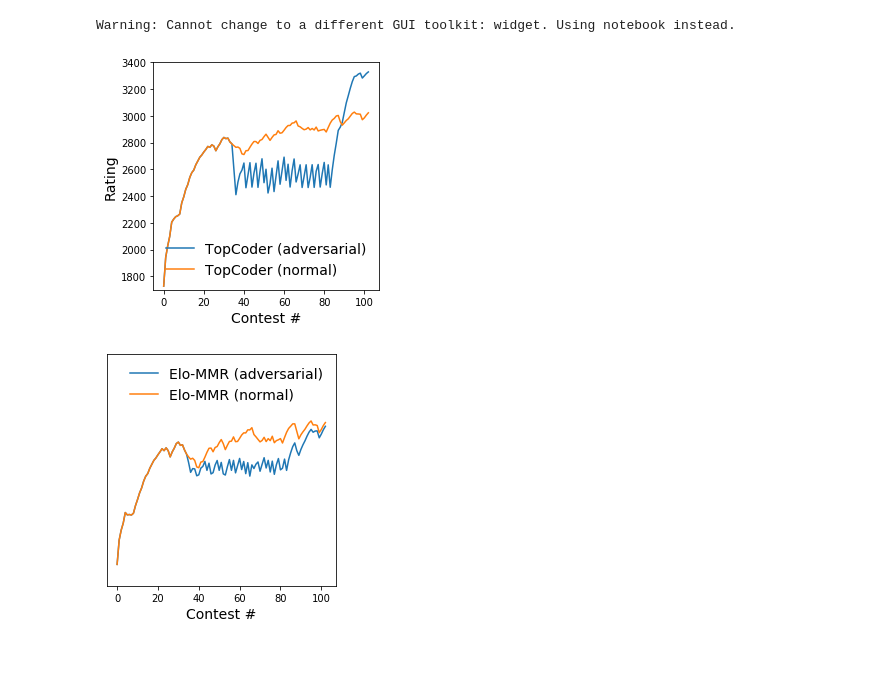
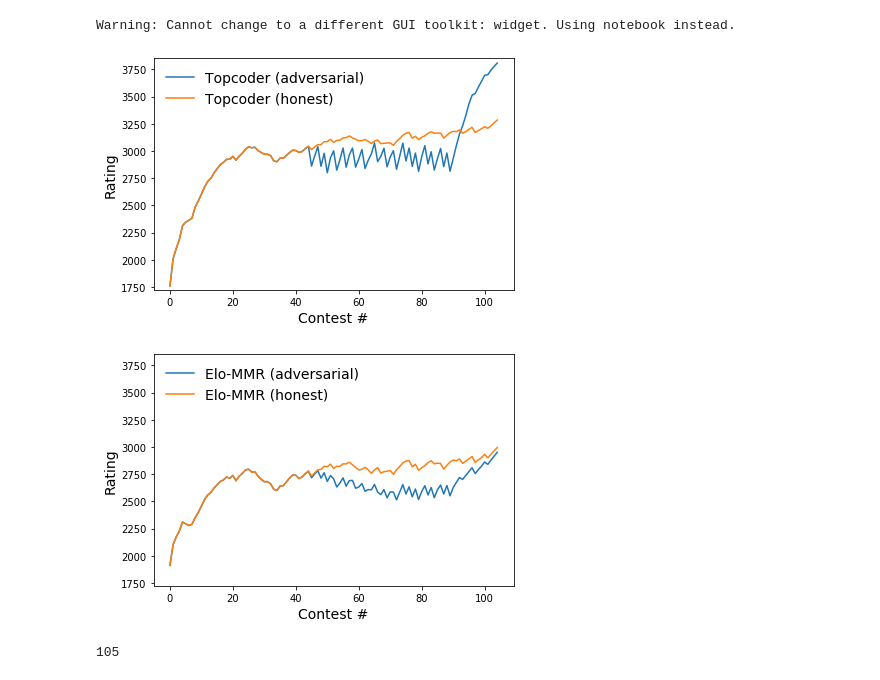
Before and after one commit to EbTech/Elo-MMR, a Jupyter notebook: scripts/adversary-plot.ipynb, the cells around one changed output. Drawn from its saved outputs; the diff is of its cells as text; code cells hidden in the pictures.

Commit message:
Plot script + combined topcoder attack plot (old) added.

```diff
--- a/scripts/adversary-plot.ipynb
+++ b/scripts/adversary-plot.ipynb
@@ -15,38 +15,42 @@ Warning: Cannot change to a different GUI toolkit: widget. Using notebook instea
 # %%
 #import seaborn as sns
 from seaborn import lineplot
 import matplotlib.pyplot as plt
 
 #plt.rcParams["figure.figsize"] = (3.5,4*3.5/5)
 
 #sns.set(rc={'figure.figsize':(3.7,3.7)})
 
-get_ratings = lambda js : [c['posterior_mu'] for c in js]
+get_ratings = lambda js : [c['rating_mu'] for c in js]
 
 jsons = [tc_advs, tc_normal, mmr_advs, mmr_normal]
-names = ["TopCoder (adversarial)", "TopCoder (normal)", "Elo-MMR (adversarial)", "Elo-MMR (normal)"]
+names = ["Topcoder (adversarial)", "Topcoder (honest)", "Elo-MMR (adversarial)", "Elo-MMR (honest)"]
 for idx, (rating_json, name) in enumerate(zip(jsons, names)):
     ratings = get_ratings(rating_json)
     contestnum = list(range(len(ratings)))
 
     plot = lineplot(contestnum, ratings, label=name)
-    plot.legend(frameon=False, fontsize=14)
+    plot.legend(frameon=False, fontsize=14, loc="upper left")
     plot.set_xlabel("Contest #", fontsize=14)
     plot.set_ylabel("Rating", fontsize=14)
-    plot.set_ylim(1700, 3400)
-    plot.axes.set_aspect(1.0/15)
+    plot.set_ylim(1725, 3850)
+#     plot.axes.set_aspect(1.0/15)
 
-    if idx == 2 or idx == 3:
-        plot.axes.get_yaxis().set_visible(False)
+#     if idx == 2 or idx == 3:
+#         plot.axes.get_yaxis().set_visible(False)
 
     plt.tight_layout()
 
     if idx == 1:
         plt.savefig('topcoder.eps', bbox_inches='tight', dpi = 400)
         plt.figure()
 
     if idx == 3:
         plt.savefig('elo-mmr.eps', bbox_inches='tight', dpi = 400)
 # %% [output]
-[figure, old version]
+[figure, new version]
-[figure, old version]
+[figure, new version]
+# %%
+len(ratings)
+# %% [output]
+105
```
Also changed, not shown: 1 other file.
